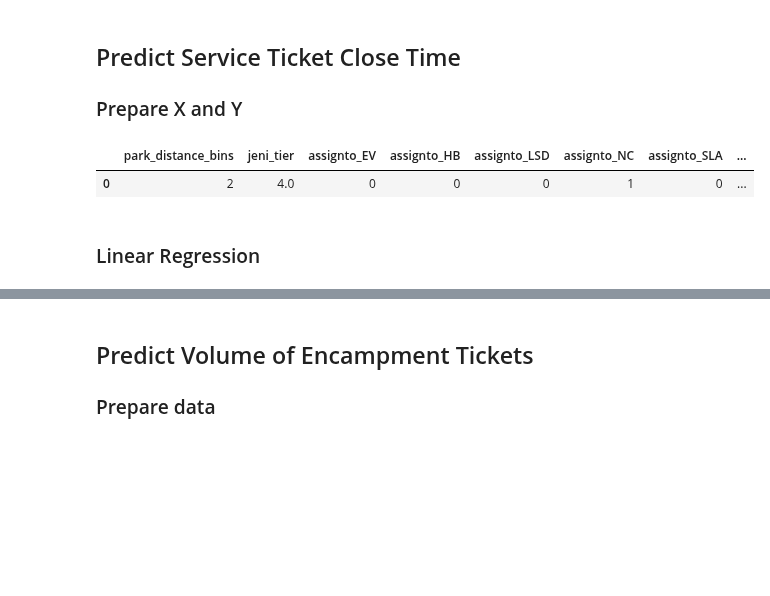
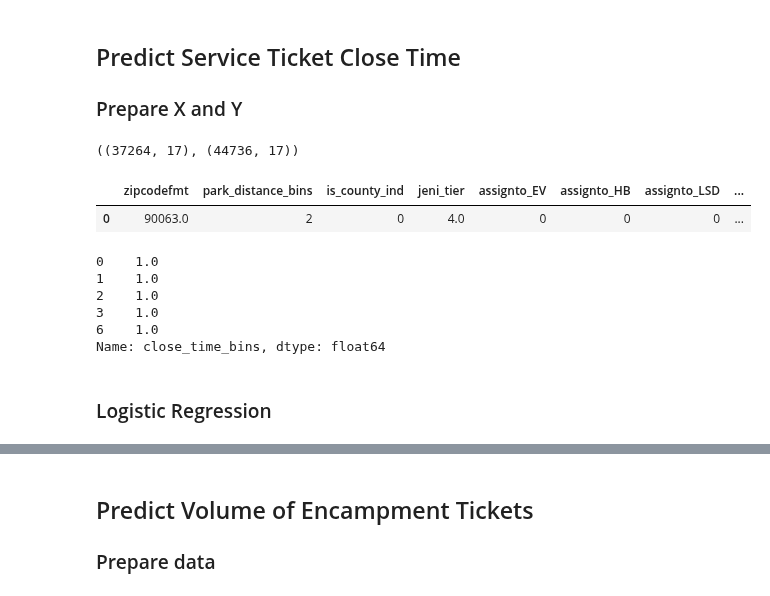
Before and after one commit to aeaiu/usable_ai_project, a Jupyter notebook: Notebooks/7_ml_prediction.ipynb, the cells around one changed output, grey strips where cells are left out. Cells and saved outputs as stored; diff of their text form; code cells hidden in the pictures; blank space fills up the shorter version.

```diff
--- a/Notebooks/7_ml_prediction.ipynb
+++ b/Notebooks/7_ml_prediction.ipynb
@@ -54,6 +76,6 @@ df_source.shape
 # %%
 #Clean up our data frame - simplify columns
-df = df_source[['RequestSource','ZipCodeFmt','Anonymous','AssignTo','park_distance_bins','close_time_days_x','is_county_ind','NDS_AN_TYP','COGP_TYP','ACCESS_TYP','JENI_TIER']].copy()
+df = df_source[['RequestSource','ZipCodeFmt','Anonymous','AssignTo','park_distance_bins','close_time_bins','is_county_ind','NDS_AN_TYP','COGP_TYP','ACCESS_TYP','JENI_TIER']].copy()
 # %%
 df.columns = df.columns.str.lower()
 df.describe()
@@ -162,12 +184,21 @@ numeric_variables = df.select_dtypes(include=np.number)
 # %% [markdown]
 ## Predict Service Ticket Close Time
 ### Prepare X and Y
+# %%
+#drop outliers
+#df_original = df.copy()
+df = df[ df['close_time_bins']<4].copy()
+# %%
+df.shape , df_original.shape
+# %% [output]
+((37264, 17), (44736, 17))
 # %%
 x = df[list(numeric_variables.columns)]
 # %%
-x = x.drop(['is_county_ind','close_time_days','zipcodefmt'], axis =1)
+#x = x.drop(['close_time_days','zipcodefmt'], axis =1)
+x = x.drop(['close_time_bins'], axis=1)
 x.head(1)
 # %% [output]
-|  | park_distance_bins | jeni_tier | assignto_EV | assignto_HB | assignto_LSD | assignto_NC | assignto_SLA | ... |
-| 0 | 2 | 4.0 | 0 | 0 | 0 | 1 | 0 | ... |
+|  | zipcodefmt | park_distance_bins | is_county_ind | jeni_tier | assignto_EV | assignto_HB | assignto_LSD | ... |
+| 0 | 90063.0 | 2 | 0 | 4.0 | 0 | 0 | 0 | ... |
 # %%
@@ -175,3 +206,12 @@ y = df['close_time_days']
+# %%
+y.head()
+# %% [output]
+0    1.0
+1    1.0
+2    1.0
+3    1.0
+6    1.0
+Name: close_time_bins, dtype: float64
 # %%
 sc= StandardScaler()
 sc.fit(x)
@@ -181,2 +221,2 @@ X_train, X_test, Y_train, Y_test = train_test_split(x_scaled, y, test_size=.2)
 # %% [markdown]
-### Linear Regression
+### Logistic Regression
```
Also changed, not shown: parts of 54 cells of this notebook.
